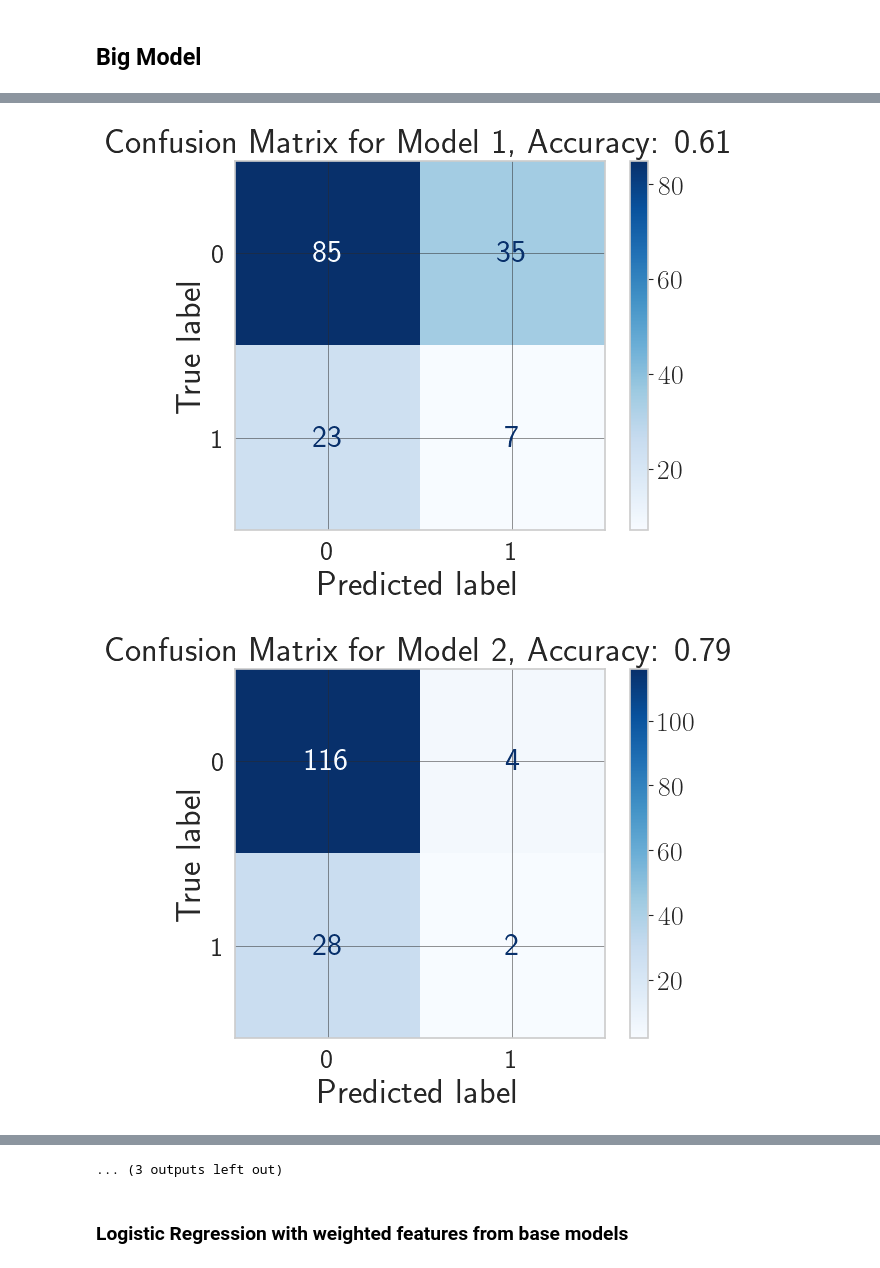
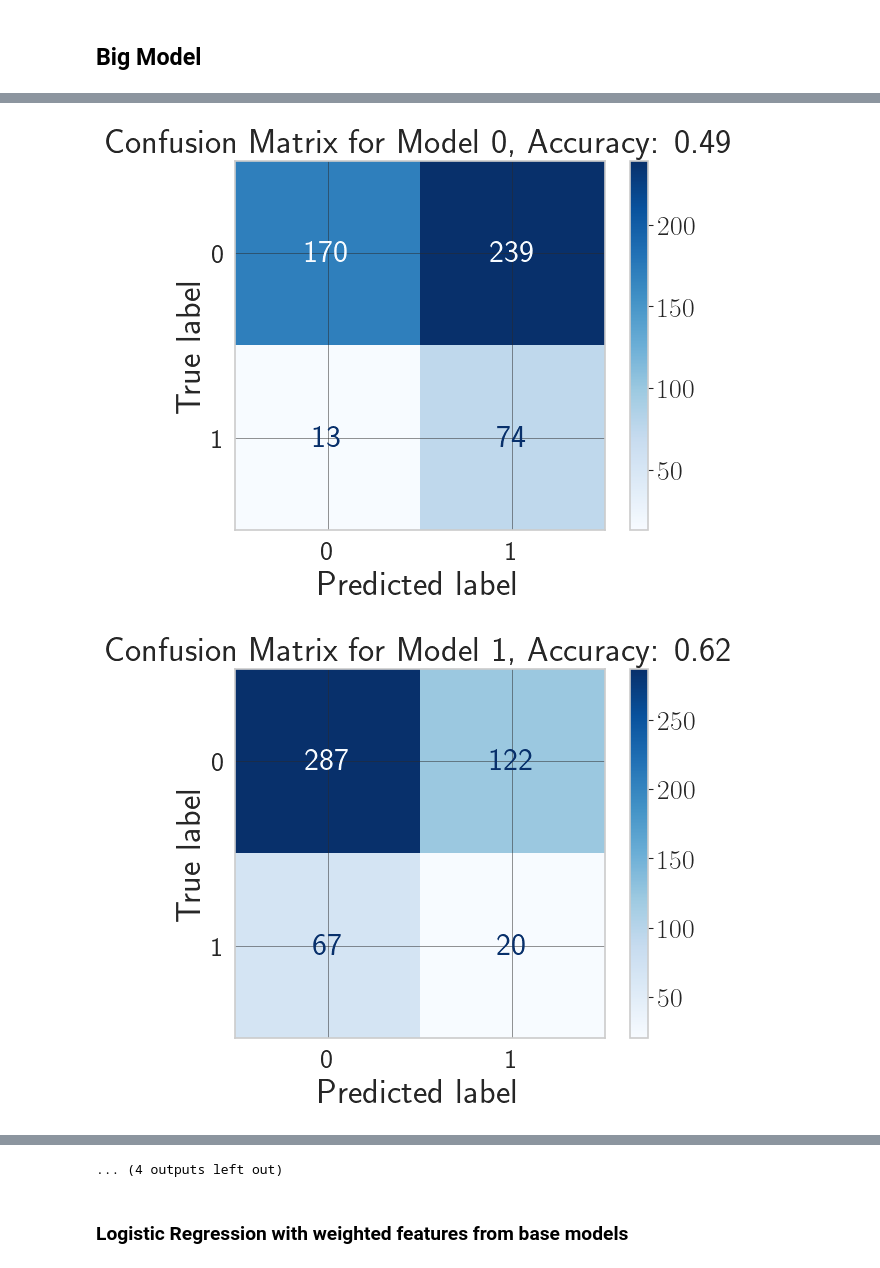
Before and after one commit to RicardoLoperaV/DiPreSi, a Jupyter notebook: Modelos/Modelo 2/Mod_main2.ipynb, the cells around one changed output, grey strips where cells are left out. Saved outputs shown, nothing was run; the diff lists cells and outputs as text; code cells hidden in the pictures.

```diff
--- a/Modelos/Modelo 2/Mod_main2.ipynb
+++ b/Modelos/Modelo 2/Mod_main2.ipynb
@@ -45,7 +45,7 @@ df0, df1, df2, df3, df4, df5, df6, df7, df8, df9, df10, df11, df12, df13, df14,
 ]
 # %%
 # Lets add the column 'Sana' to all dataframes except df0
-for i, df in enumerate([df1, df2, df3, df4, df5, df6, df7, df8, df9, df10, df11, df12, df13, df14, df15], start=1):
+for i, df in enumerate([df0, df1, df2, df3, df4, df5, df6, df7, df8, df9, df10, df11, df12, df13, df14, df15], start=0):
     df.insert(1, 'Sana', df['Tratamiento'].apply(lambda x: 1 if x == 'Control' else 0))
     df.drop(columns=['Tratamiento'], inplace=True)
     # Now if the dataframe have the column 'Planta' delete it
@@ -55,8 +55,8 @@ for i, df in enumerate([df1, df2, df3, df4, df5, df6, df7, df8, df9, df10, df11,
 
 # lets take 2 samples of each dataframe to use as test data later and put them in the same csv file
 test_samples = []
-for i, df in enumerate([df1, df2, df3, df4, df5, df6, df7, df8, df9, df10, df11, df12, df13, df14, df15], start=1):
-    test_sample = df.sample(n=10, random_state=42)
+for i, df in enumerate([df0, df1, df2, df3, df4, df5, df6, df7, df8, df9, df10, df11, df12, df13, df14, df15], start=0):
+    test_sample = df.sample(n=31, random_state=42)
     test_sample.insert(0, 'Day', i)  # Add a column to identify from which sheet they come from
     test_samples.append(test_sample)
 
@@ -66,8 +66,8 @@ pd.concat(test_samples, ignore_index=True).to_csv('test_sample_df.csv', index=Fa
 print("All test samples saved to 'test_sample_df.csv'")
 
 # now remove the sampled rows from the original dataframes taking care to remove the 'Day' column first
-for i, (df, test_sample) in enumerate(zip([df1, df2, df3, df4, df5, df6, df7, df8, df9, df10, df11, df12, df13, df14, df15],
-                                            test_samples), start=1):
+for i, (df, test_sample) in enumerate(zip([df0, df1, df2, df3, df4, df5, df6, df7, df8, df9, df10, df11, df12, df13, df14, df15],
+                                            test_samples), start=0):
     df_sample = test_sample.drop(columns=['Day'])
     df.drop(df_sample.index, inplace=True)
 # %% [output]
@@ -75,7 +75,7 @@ All test samples saved to 'test_sample_df.csv'
 # %%
 # Produce the models for each dataframe
 models = {}
-for i, df in enumerate([df1, df2, df3, df4, df5, df6, df7, df8, df9, df10, df11, df12, df13, df14, df15], start=1):
+for i, df in enumerate([df0, df1, df2, df3, df4, df5, df6, df7, df8, df9, df10, df11, df12, df13, df14, df15], start=0):
     print(f"Producing model for DataFrame df{i}...")
     modelo = MP(df, target = 'Sana', test_size=0.2, random_state=42, PCA_components=3)
     modelo.train_model()
@@ -175,7 +141,7 @@ Producing model for DataFrame df13...
 df_predictions = pd.concat(test_samples, ignore_index=True)
 
 # For each model, make predictions on ALL test samples
-for model_num in range(1, 16):
+for model_num in range(0, 16):
     modelo = models[f'model_df{model_num}']
 
     # Prepare all test data (removing 'Sana' and 'Day' columns, keeping only wavelength features)
@@ -363,16 +329,16 @@ Healthy Sample (Day 1):
 # %%
 # Confussion matrix for each model
 from sklearn.metrics import ConfusionMatrixDisplay, accuracy_score
-for model_num in range(1, 16):
+for model_num in range(0, 16):
     y_true = df_predictions['Sana'].values
     y_pred = df_predictions[f'pred_{model_num}'].values
     # Calculate accuracy
     accuracy = accuracy_score(y_true, y_pred)
     # plot confusion matrix with title corresponding to model number
     disp = ConfusionMatrixDisplay.from_predictions(y_true, y_pred, cmap=plt.cm.Blues)
     # Set title and add accuracy in the title
     disp.ax_.set_title(f'Confusion Matrix for Model {model_num}, Accuracy: {accuracy:.2f}')
     plt.show()
 # %% [output]
-[figure, old version]
+[figure, new version]
-[figure, old version]
+[figure, new version]
@@ -389 +355 @@ for model_num in range(1, 16):
-... (3 outputs left out)
+... (4 outputs left out)
```
Also changed, not shown: parts of 11 cells of this notebook, 3 other files.
